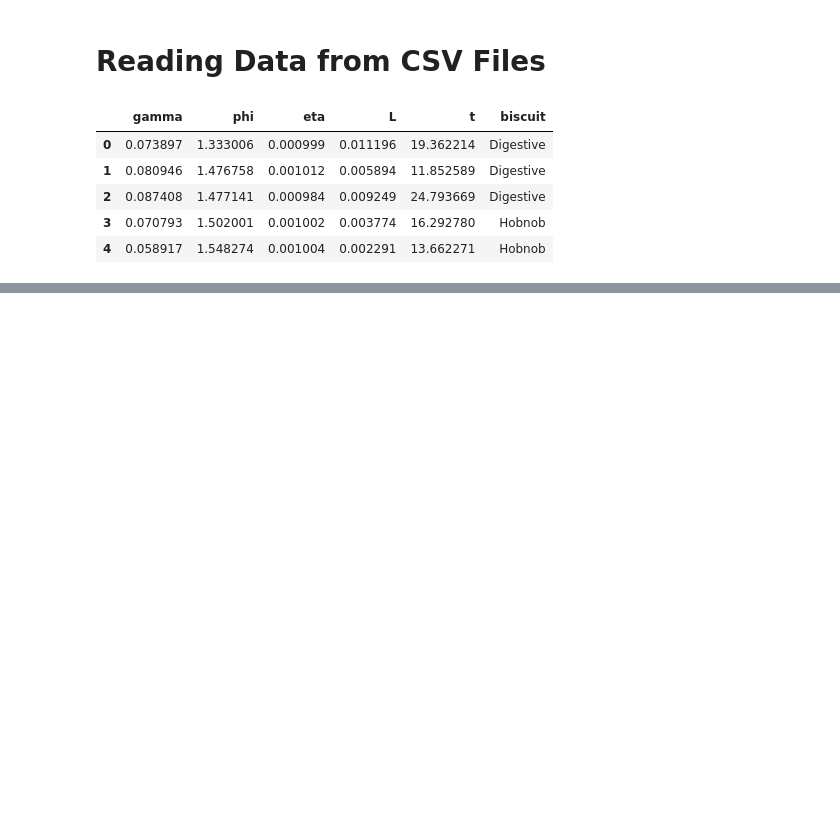
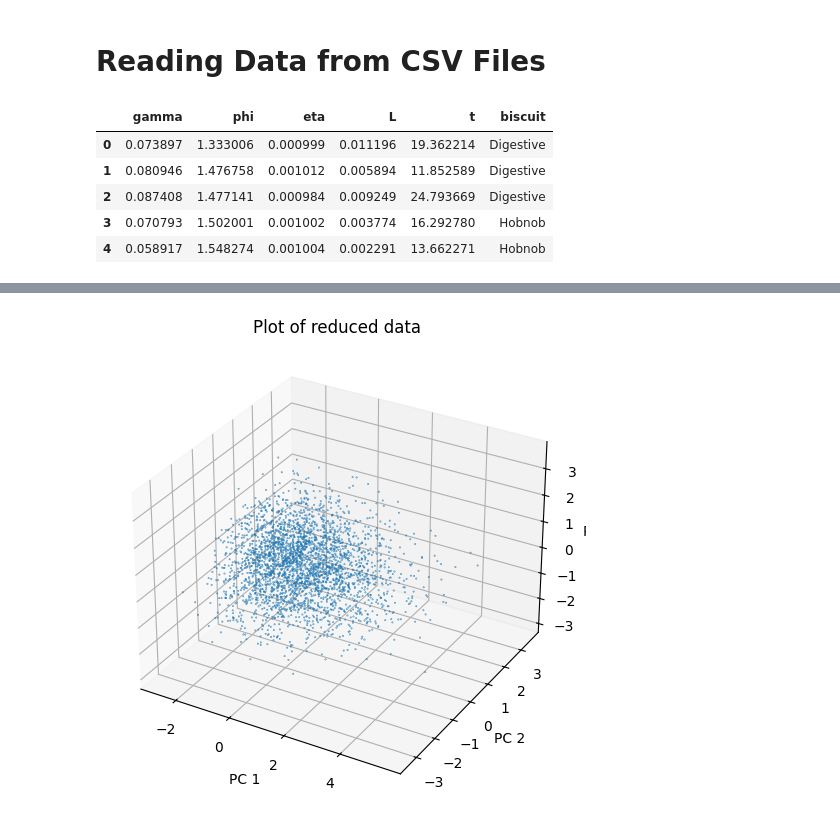
Before and after one commit to RedOffset6/biscuit_fluid_flow, a Jupyter notebook: notebooks/analysis.ipynb, the cells around one changed output, grey strips where cells are left out. Drawn from its saved outputs; the diff is of its cells as text; code cells hidden in the pictures; blank space fills up the shorter version.

```diff
--- a/notebooks/analysis.ipynb
+++ b/notebooks/analysis.ipynb
@@ -22,0 +61,21 @@ dunking_df.head()
+# %%
+#plotting the principal componants
+fig = plt.figure(figsize=(6,6))
+ax = fig.add_subplot(projection='3d')
+ax.scatter(PCA_components[0], PCA_components[1], PCA_components[2],
+            alpha=1, s=0.1)
+plt.xlabel('PC 1')
+plt.ylabel('PC 2')
+ax.set_title("Plot of reduced data")
+ax.set_zlabel('PC 3');
+
+for i in range(len(PCA_components[0])):
+    x = PCA_components[0][i]
+    y = PCA_components[1][i]
+    z = PCA_components[2][i]
+
+#    ax.text(x +0.1, y+0.1 , z,element_names[i] , fontsize=10)
+
+plt.show()
+# %% [output]
+[figure, added]
```
Also changed, not shown: parts of 15 cells of this notebook.
